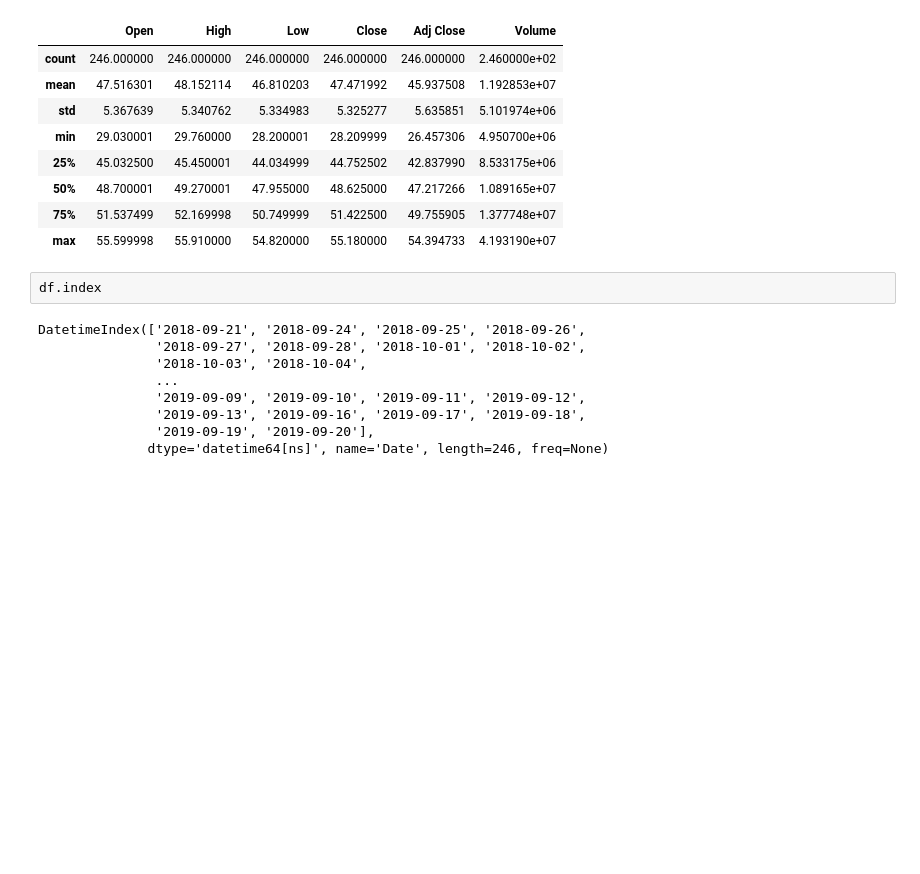
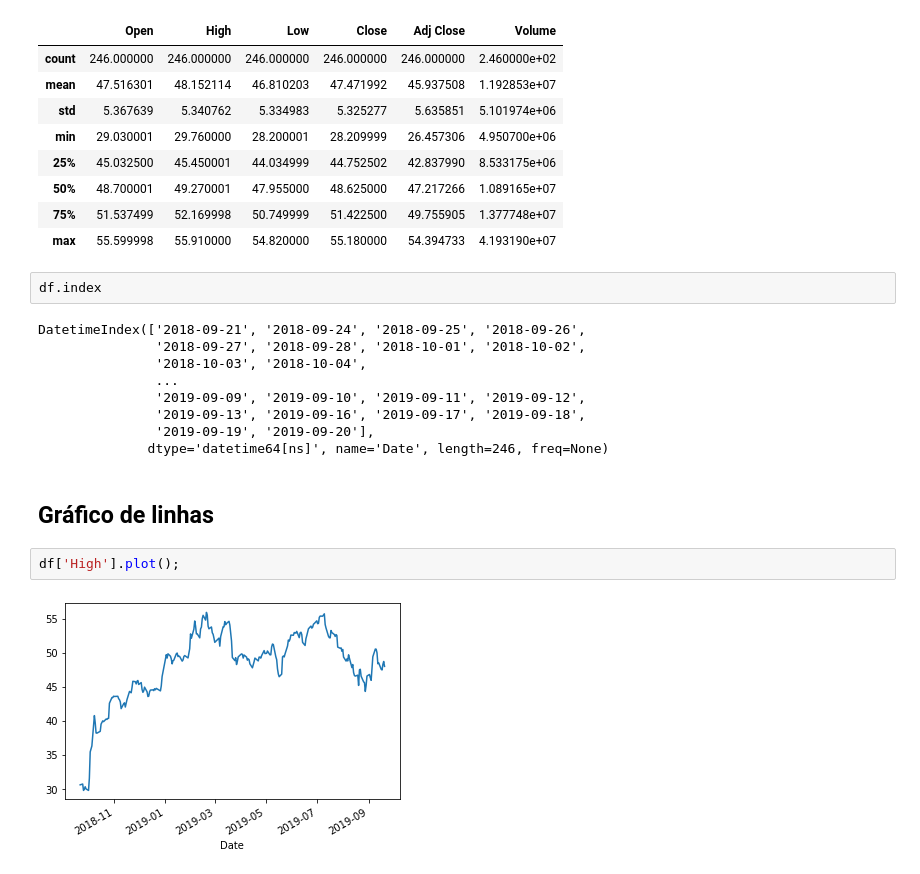
Before and after one commit to feliperromao/datascience-na-pratica, a Jupyter notebook: visualizando_dados.ipynb, the cells around one changed output. Cells and saved outputs as stored; diff of their text form; blank space fills up the shorter version.

```diff
--- a/visualizando_dados.ipynb
+++ b/visualizando_dados.ipynb
@@ -37,3 +40,9 @@ DatetimeIndex(['2018-09-21', '2018-09-24', '2018-09-25', '2018-09-26',
                '2019-09-13', '2019-09-16', '2019-09-17', '2019-09-18',
                '2019-09-19', '2019-09-20'],
               dtype='datetime64[ns]', name='Date', length=246, freq=None)
+# %% [markdown]
+## Gráfico de linhas
+# %%
+df['High'].plot();
+# %% [output]
+[figure, added]
```
Also changed, not shown: parts of 8 cells of this notebook.
